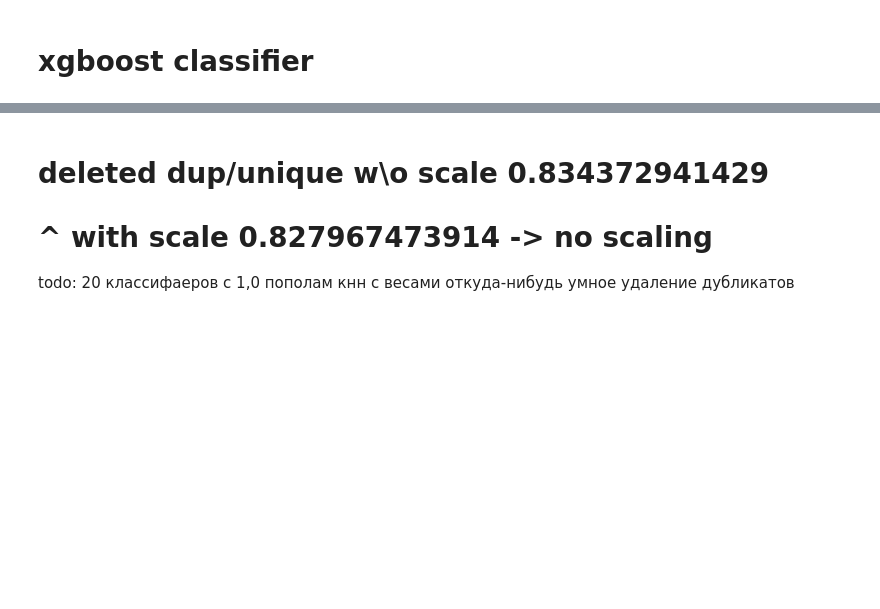
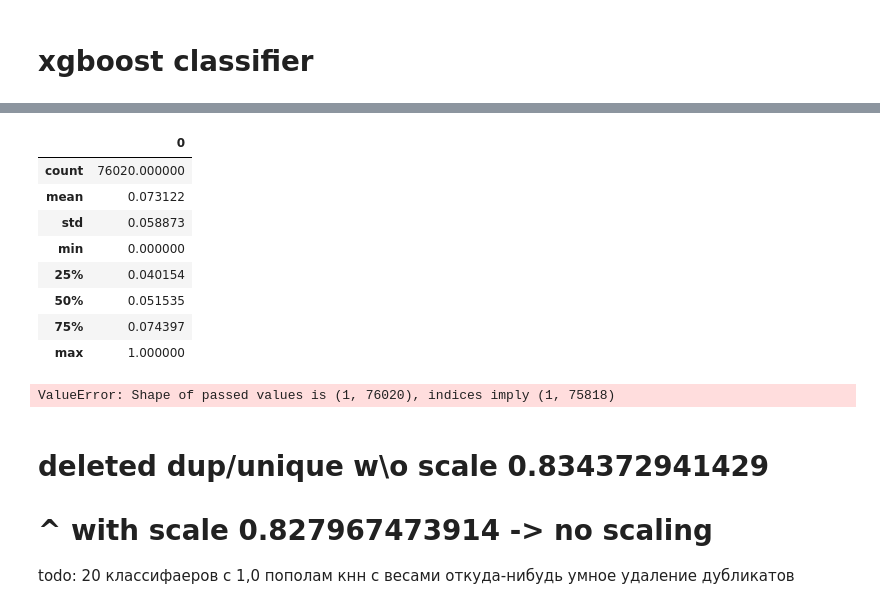
Before and after one commit to nmakeenkov/kaggle_kek, a Jupyter notebook: L_santander.ipynb, the cells around one changed output, grey strips where cells are left out. Drawn from its saved outputs; the diff is of its cells as text; code cells hidden in the pictures; blank space fills up the shorter version.

```diff
--- a/L_santander.ipynb
+++ b/L_santander.ipynb
@@ -83,0 +89,5 @@ score
+# %%
+ypred.columns = ['ans']
+# %%
+ypred[ypred['ans']>.99]=1
+ypred[ypred['ans']<0.01]=0
@@ -83,0 +106,20 @@ score
+# %%
+min_max_scaler = pp.MinMaxScaler()
+ypred = pd.DataFrame(min_max_scaler.fit_transform(ypred))
+# %%
+ypred.describe()
+# %% [output]
+|  | 0 |
+| count | 76020.000000 |
+| mean | 0.073122 |
+| std | 0.058873 |
+| min | 0.000000 |
+| 25% | 0.040154 |
+| 50% | 0.051535 |
+| 75% | 0.074397 |
+| max | 1.000000 |
+# %%
+ans = pd.DataFrame(index=data_test['ID'].values, data={'TARGET': ypred['ans'].values})
+ans.to_csv('kek.csv')
+# %% [output]
+ValueError: Shape of passed values is (1, 76020), indices imply (1, 75818)
```
Also changed, not shown: parts of 36 cells of this notebook.
